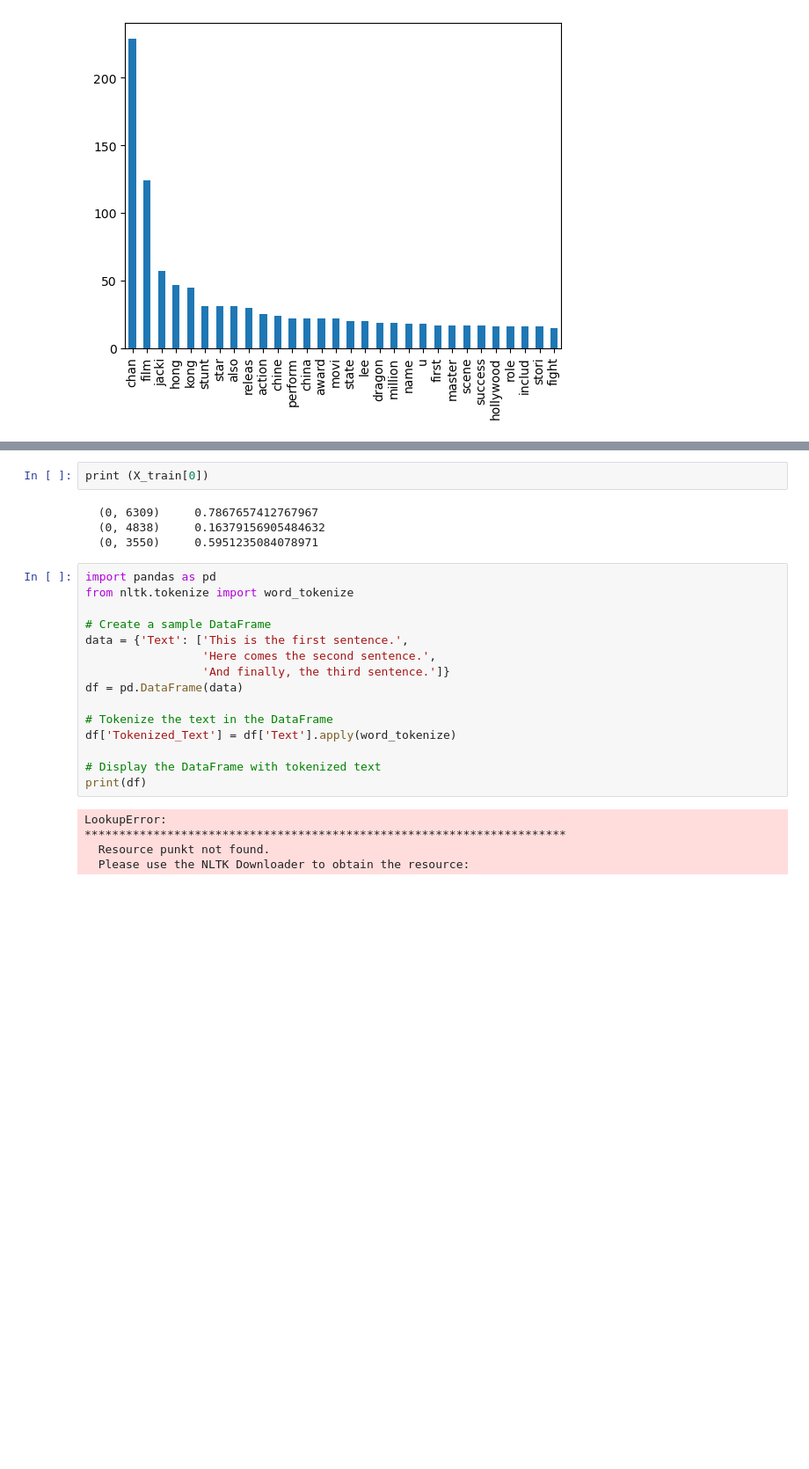
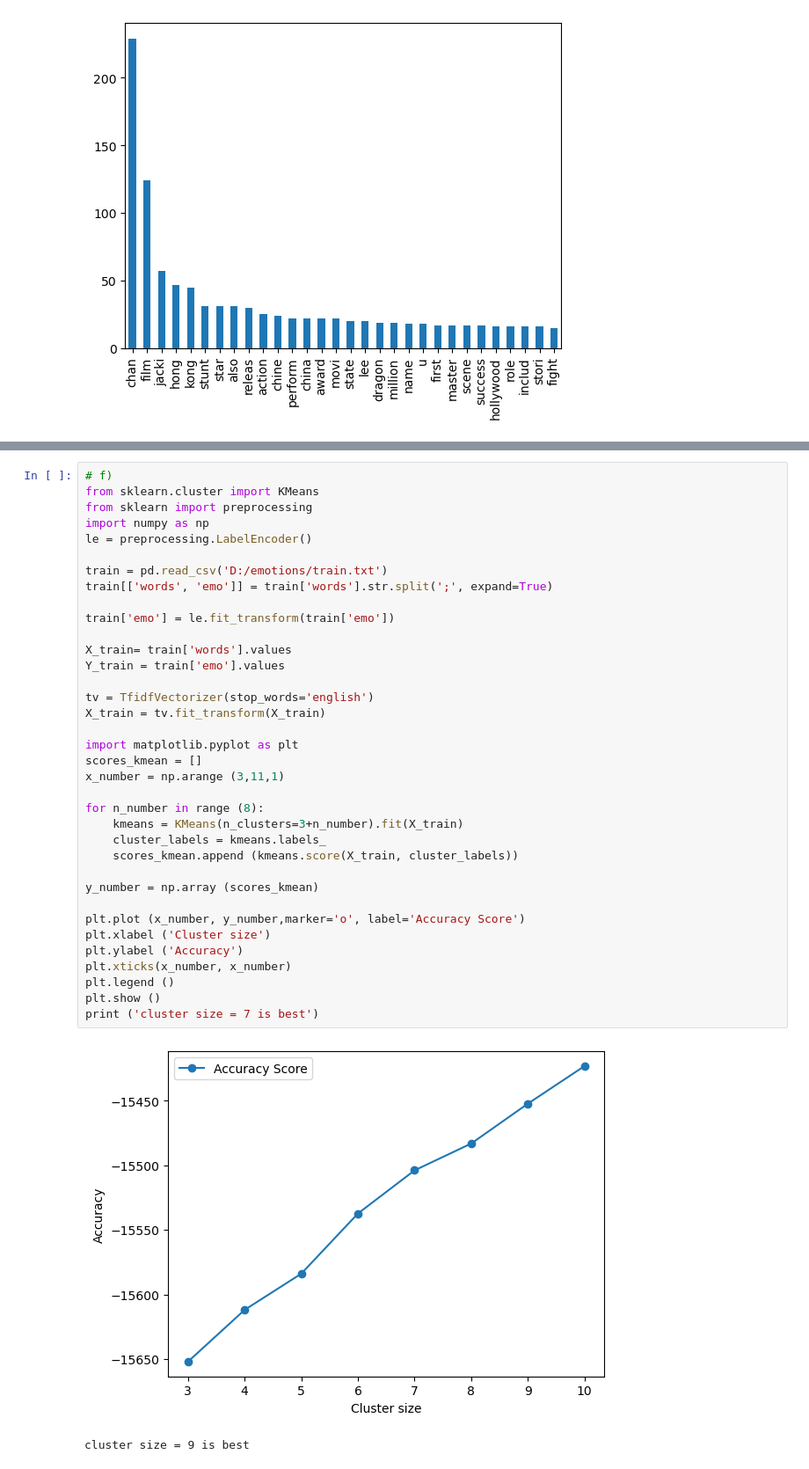
Before and after one commit to lc0312/COSC502, a Jupyter notebook: finalproject_Liu.ipynb, the cells around one changed output, grey strips where cells are left out. Shown at 88% size. Drawn from its saved outputs; the diff is of its cells as text; blank space fills up the shorter version.

```diff
--- a/finalproject_Liu.ipynb
+++ b/finalproject_Liu.ipynb
@@ -245,29 +269,42 @@ print('From LogisticRegression prediction:', y_pred)
 print('From Neural Network  prediction:', y_pred)
 # %% [output]
 ValueError: X has 2 features, but LogisticRegression is expecting 14894 features as input.
-# %%
-print (X_train[0])
-# %% [output]
-  (0, 6309)     0.7867657412767967
-  (0, 4838)     0.16379156905484632
-  (0, 3550)     0.5951235084078971
-# %%
-import pandas as pd
-from nltk.tokenize import word_tokenize
-
-# Create a sample DataFrame
-data = {'Text': ['This is the first sentence.',
-                 'Here comes the second sentence.',
-                 'And finally, the third sentence.']}
-df = pd.DataFrame(data)
-
-# Tokenize the text in the DataFrame
-df['Tokenized_Text'] = df['Text'].apply(word_tokenize)
-
-# Display the DataFrame with tokenized text
-print(df)
-# %% [output]
-LookupError:
-**********************************************************************
-  Resource punkt not found.
-  Please use the NLTK Downloader to obtain the resource:
+# %%
+# f)
+from sklearn.cluster import KMeans
+from sklearn import preprocessing
+import numpy as np
+le = preprocessing.LabelEncoder()
+
+train = pd.read_csv('D:/emotions/train.txt')
+train[['words', 'emo']] = train['words'].str.split(';', expand=True)
+
+train['emo'] = le.fit_transform(train['emo'])
+
+X_train= train['words'].values
+Y_train = train['emo'].values
+
+tv = TfidfVectorizer(stop_words='english')
+X_train = tv.fit_transform(X_train)
+
+import matplotlib.pyplot as plt
+scores_kmean = []
+x_number = np.arange (3,11,1)
+
+for n_number in range (8):
+    kmeans = KMeans(n_clusters=3+n_number).fit(X_train)
+    cluster_labels = kmeans.labels_
+    scores_kmean.append (kmeans.score(X_train, cluster_labels))
+
+y_number = np.array (scores_kmean)
+
+plt.plot (x_number, y_number,marker='o', label='Accuracy Score')
+plt.xlabel ('Cluster size')
+plt.ylabel ('Accuracy')
+plt.xticks(x_number, x_number)
+plt.legend ()
+plt.show ()
+print ('cluster size = 7 is best')
+# %% [output]
+[figure, added]
+cluster size = 9 is best
```
Also changed, not shown: parts of 8 cells of this notebook.
